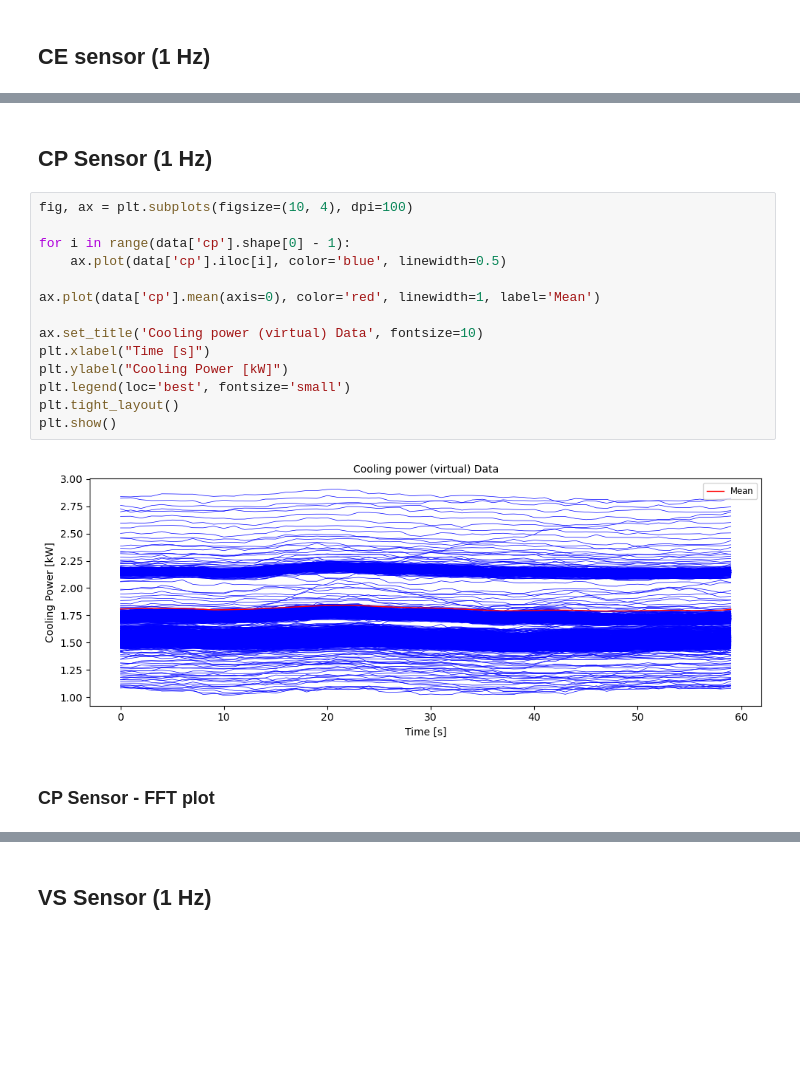
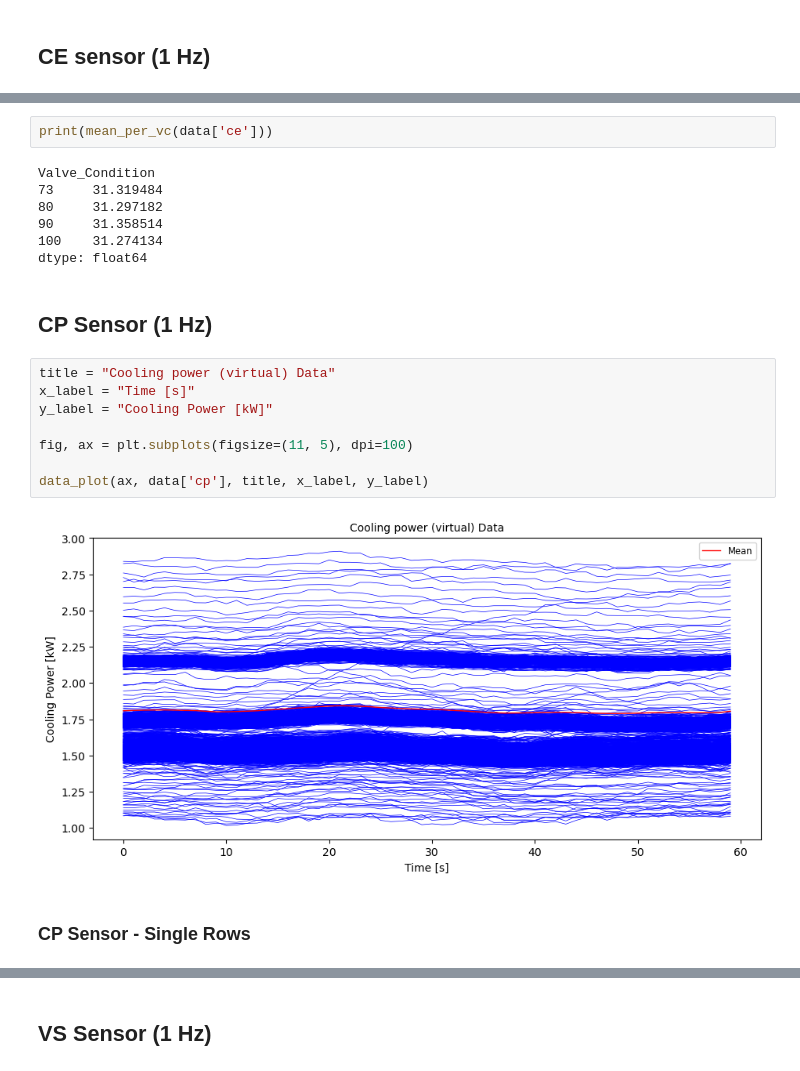
Before and after one commit to danielsaiger1/uni_projects, a Jupyter notebook: python_advanced/final_project/data_exploration.ipynb, the cells around one changed output, grey strips where cells are left out. Cells and saved outputs as stored; diff of their text form; blank space fills up the shorter version.

```diff
--- a/python_advanced/final_project/data_exploration.ipynb
+++ b/python_advanced/final_project/data_exploration.ipynb
@@ -147,20 +209,23 @@ dtype: float64
+# %%
+print(mean_per_vc(data['ce']))
+# %% [output]
+Valve_Condition
+73     31.319484
+80     31.297182
+90     31.358514
+100    31.274134
+dtype: float64
 # %% [markdown]
 <h2>CP Sensor (1 Hz)</h2>
-# %%
-fig, ax = plt.subplots(figsize=(10, 4), dpi=100)
-
-for i in range(data['cp'].shape[0] - 1):
-    ax.plot(data['cp'].iloc[i], color='blue', linewidth=0.5)
-
-ax.plot(data['cp'].mean(axis=0), color='red', linewidth=1, label='Mean')
-
-ax.set_title('Cooling power (virtual) Data', fontsize=10)
-plt.xlabel("Time [s]")
-plt.ylabel("Cooling Power [kW]")
-plt.legend(loc='best', fontsize='small')
-plt.tight_layout()
-plt.show()
-# %% [output]
-[figure, removed]
+# %%
+title = "Cooling power (virtual) Data"
+x_label = "Time [s]"
+y_label = "Cooling Power [kW]"
+
+fig, ax = plt.subplots(figsize=(11, 5), dpi=100)
+
+data_plot(ax, data['cp'], title, x_label, y_label)
+# %% [output]
+[figure, added]
 # %% [markdown]
-<h3> CP Sensor - FFT plot </h3>
+<h3> CP Sensor - Single Rows </h3>
```
Also changed, not shown: parts of 70 cells of this notebook, 2 other files.
